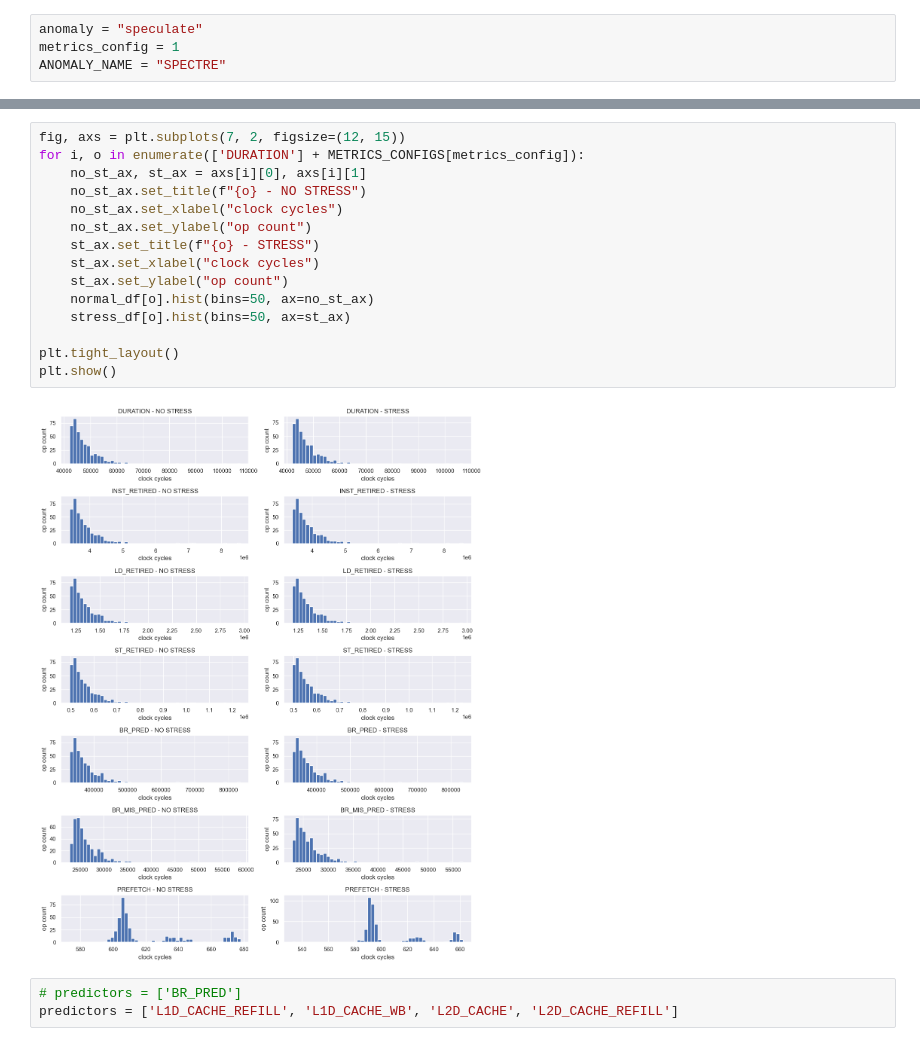
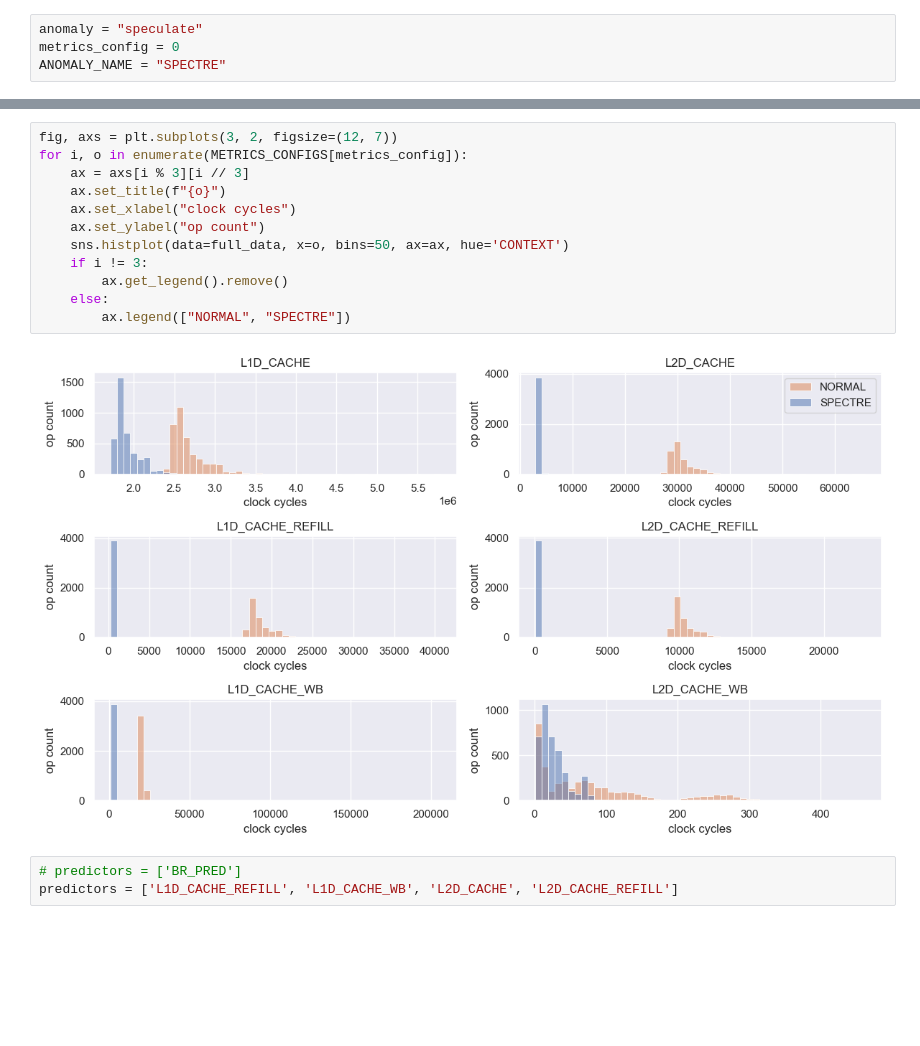
Before and after one commit to EU-TEACHING/teaching-avionics-dataset, a Jupyter notebook: analysis/speculate.ipynb, the cells around one changed output, grey strips where cells are left out. Cells and saved outputs as stored; diff of their text form; blank space fills up the shorter version.

Commit message:
plots

```diff
--- a/analysis/speculate.ipynb
+++ b/analysis/speculate.ipynb
@@ -9,5 +9,5 @@ from process import load_trace, METRICS_CONFIGS
 sns.set_theme()
 # %%
 anomaly = "speculate"
-metrics_config = 1
+metrics_config = 0
 ANOMALY_NAME = "SPECTRE"
@@ -71,20 +36,17 @@ normal_df
 # %%
-fig, axs = plt.subplots(7, 2, figsize=(12, 15))
-for i, o in enumerate(['DURATION'] + METRICS_CONFIGS[metrics_config]):
-    no_st_ax, st_ax = axs[i][0], axs[i][1]
-    no_st_ax.set_title(f"{o} - NO STRESS")
-    no_st_ax.set_xlabel("clock cycles")
-    no_st_ax.set_ylabel("op count")
-    st_ax.set_title(f"{o} - STRESS")
-    st_ax.set_xlabel("clock cycles")
-    st_ax.set_ylabel("op count")
-    normal_df[o].hist(bins=50, ax=no_st_ax)
-    stress_df[o].hist(bins=50, ax=st_ax)
-
-plt.tight_layout()
-plt.show()
+fig, axs = plt.subplots(3, 2, figsize=(12, 7))
+for i, o in enumerate(METRICS_CONFIGS[metrics_config]):
+    ax = axs[i % 3][i // 3]
+    ax.set_title(f"{o}")
+    ax.set_xlabel("clock cycles")
+    ax.set_ylabel("op count")
+    sns.histplot(data=full_data, x=o, bins=50, ax=ax, hue='CONTEXT')
+    if i != 3:
+        ax.get_legend().remove()
+    else:
+        ax.legend(["NORMAL", "SPECTRE"])
 # %% [output]
-[figure, old version]
+[figure, new version]
 # %%
 # predictors = ['BR_PRED']
 predictors = ['L1D_CACHE_REFILL', 'L1D_CACHE_WB', 'L2D_CACHE', 'L2D_CACHE_REFILL']
```
Also changed, not shown: parts of 6 cells of this notebook, 4 other files.
